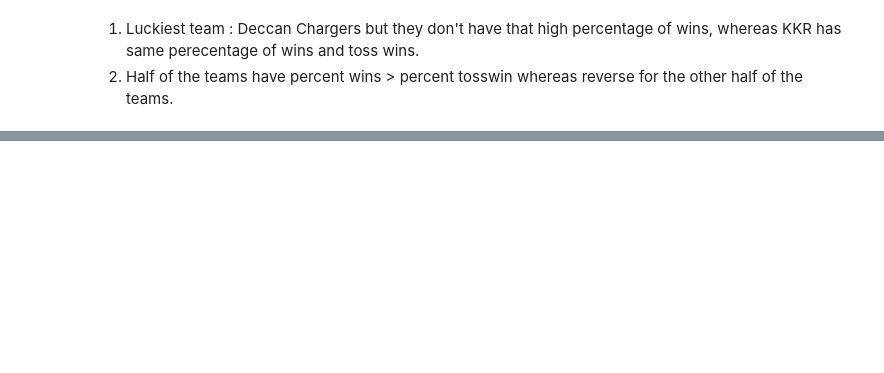
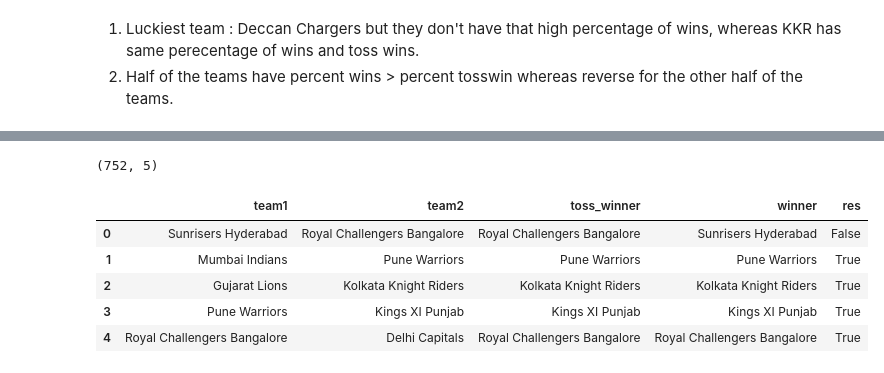
Before and after one commit to UtkarshAIITB/IPL-Data-Analysis, a Jupyter notebook: Week1_EDA.ipynb, the cells around one changed output, grey strips where cells are left out. Drawn from its saved outputs; the diff is of its cells as text; code cells hidden in the pictures; blank space fills up the shorter version.

```diff
--- a/Week1_EDA.ipynb
+++ b/Week1_EDA.ipynb
@@ -470,0 +463,15 @@ df.tail()
+# %%
+stat = df[['team1', 'team2','toss_winner', 'winner']]
+print(stat.shape)
+# stat.head()
+stat  = stat.assign(res = "")
+stat['res'] = np.where(df['toss_winner'] == df['winner'], True, False)
+# stat.head()
+fig = px.pie(stat, values = stat['res'].value_counts(), names = ['Influence', '~Influence'], title = 'Toss win helps?', hole = 0.4,
+             color_discrete_sequence=px.colors.sequential.RdBu)
+fig.update_layout(autosize=False,
+    width=500,
+    height=500
+    # paper_bgcolor="LightSteelBlue")
+    )
+fig.show()
@@ -470,0 +481,11 @@ df.tail()
+# %%
+print(stat.shape)
+stat.head()
+# %% [output]
+(752, 5)
+|  | team1 | team2 | toss_winner | winner | res |
+| 0 | Sunrisers Hyderabad | Royal Challengers Bangalore | Royal Challengers Bangalore | Sunrisers Hyderabad | False |
+| 1 | Mumbai Indians | Pune Warriors | Pune Warriors | Pune Warriors | True |
+| 2 | Gujarat Lions | Kolkata Knight Riders | Kolkata Knight Riders | Kolkata Knight Riders | True |
+| 3 | Pune Warriors | Kings XI Punjab | Kings XI Punjab | Kings XI Punjab | True |
+| 4 | Royal Challengers Bangalore | Delhi Capitals | Royal Challengers Bangalore | Royal Challengers Bangalore | True |
```
Also changed, not shown: parts of 13 cells of this notebook.
